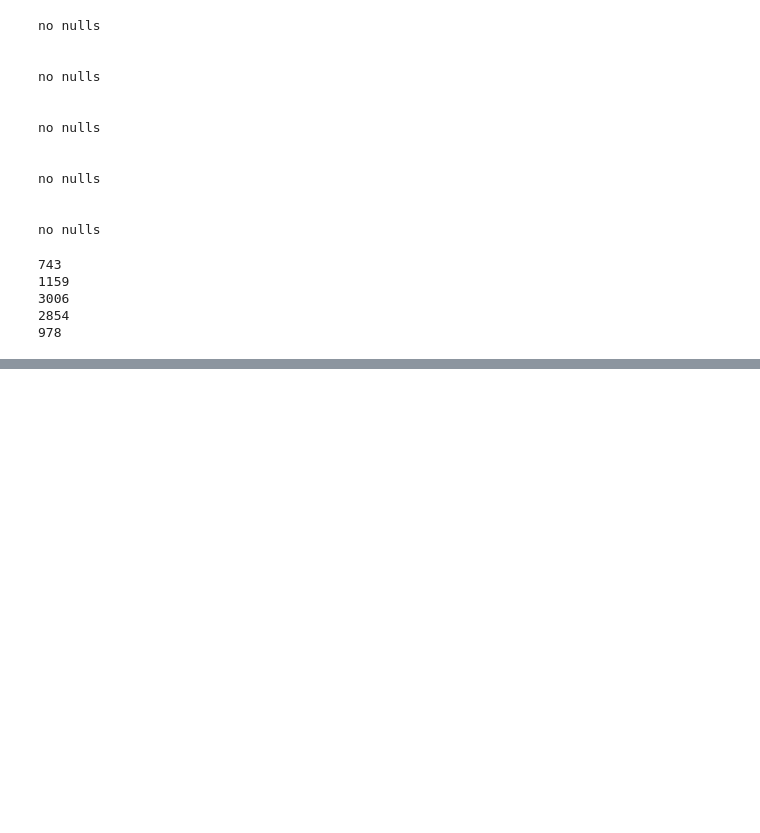
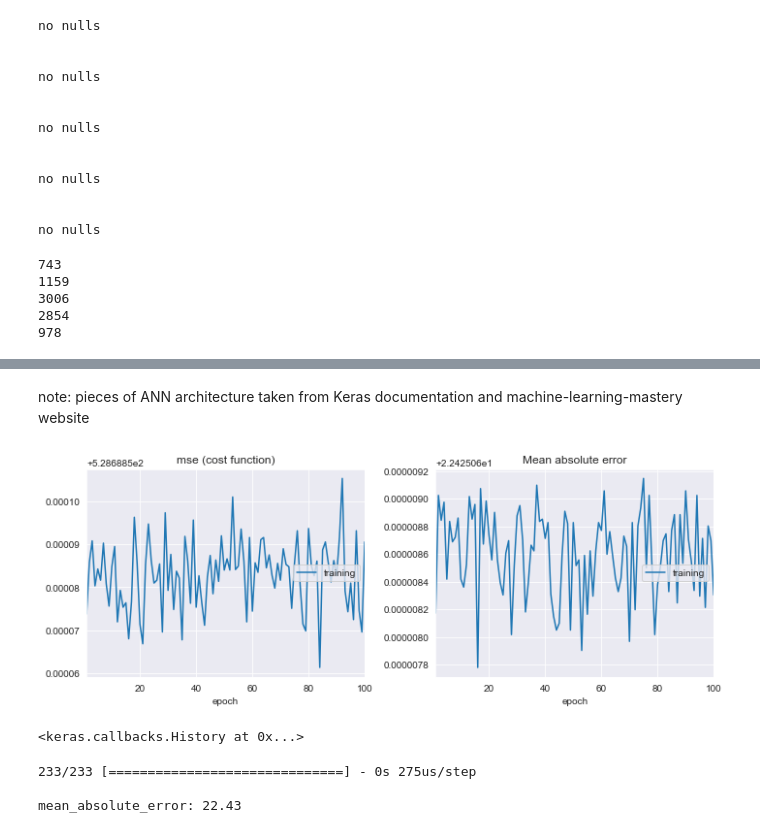
Before and after one commit to SgtB33L/PETE-4241, a Jupyter notebook: Project.ipynb, the cells around one changed output, grey strips where cells are left out. Drawn from its saved outputs; the diff is of its cells as text; code cells hidden in the pictures; blank space fills up the shorter version.

```diff
--- a/Project.ipynb
+++ b/Project.ipynb
@@ -117,0 +293,11 @@ sns.pairplot(F1C.drop('DATEPRD', axis=1))
+# %%
+X_train = F1C.iloc[0:233,0:12].drop(['NPD_WELL_BORE_NAME','BORE_OIL_VOL'], axis=1)
+y_train = F1C.iloc[0:233,9]
+
+X_validate = F1C.iloc[233:310,0:12].drop(['NPD_WELL_BORE_NAME','BORE_OIL_VOL'], axis=1)
+y_validate = F1C.iloc[233:310,9]
+
+X_test = F1C.iloc[310:,0:12].drop(['NPD_WELL_BORE_NAME','BORE_OIL_VOL'], axis=1)
+y_test = F1C.iloc[310:,9]
+# %% [markdown]
+note: pieces of ANN architecture taken from Keras documentation and machine-learning-mastery website
@@ -117,0 +317,22 @@ sns.pairplot(F1C.drop('DATEPRD', axis=1))
+# %%
+model = Sequential()
+# %%
+model.add(Dense(8, input_dim=10))
+model.add(Activation('relu'))
+model.add(Dense(10, activation='relu'))
+model.add(Dense(8, activation='relu'))
+model.add(Dense(1, activation='relu'))
+# %%
+model.compile(loss='mse', optimizer='rmsprop', metrics=['mae'])
+# %%
+model.fit(X_train, y_train, epochs=100, batch_size=20, callbacks=[plot_losses])
+# %% [output]
+[figure, added]
+<keras.callbacks.History at 0x...>
+# %%
+scores = model.evaluate(X_train, y_train)
+print("\n%s: %.2f" % (model.metrics_names[1], scores[1]))
+# %% [output]
+233/233 [==============================] - 0s 275us/step
+
+mean_absolute_error: 22.43
```
Also changed, not shown: parts of 123 cells of this notebook.
